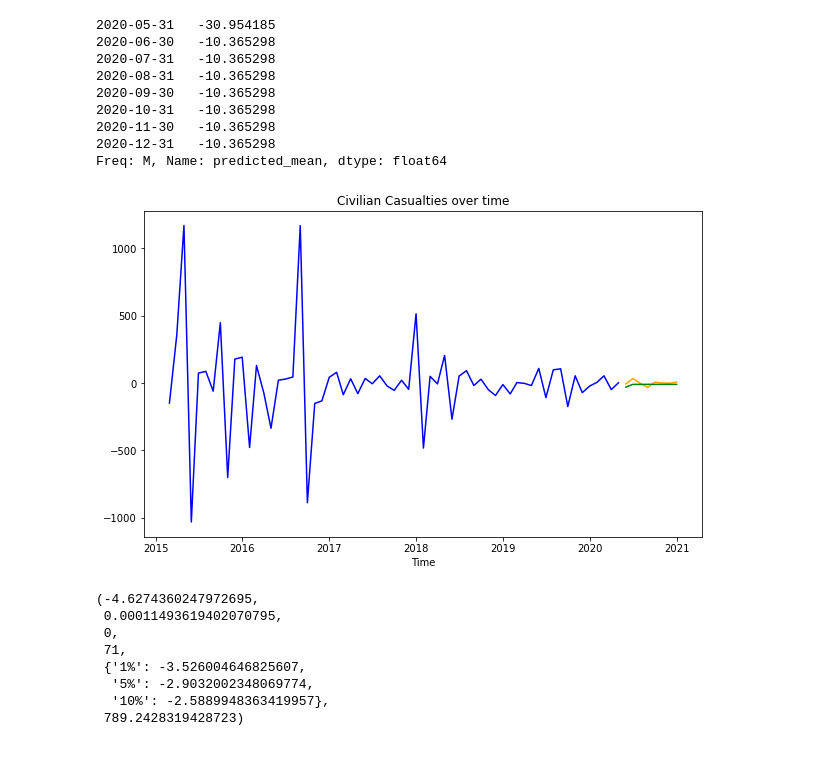
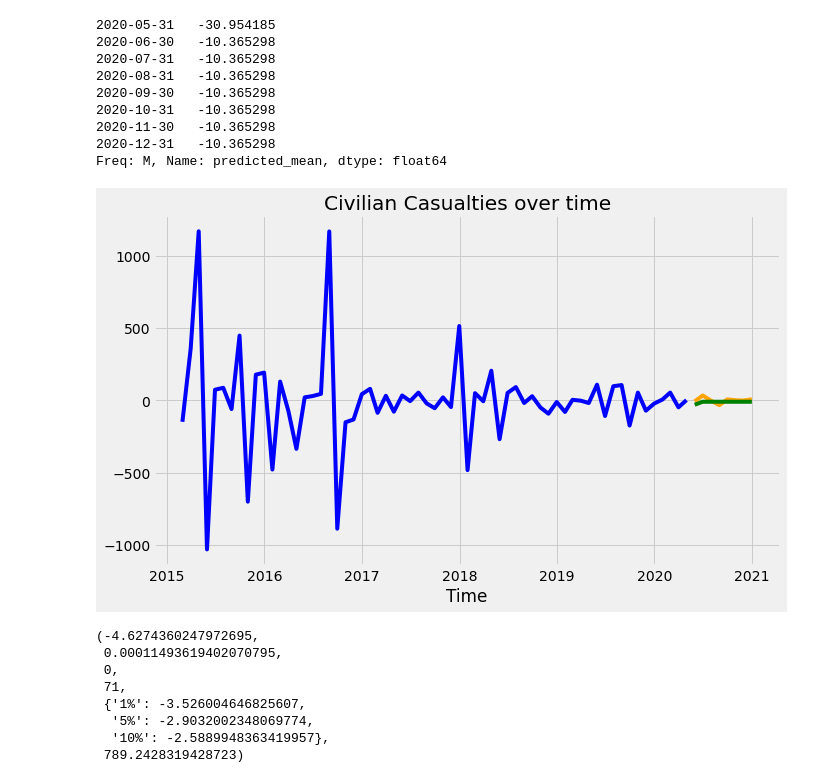
Before and after one commit to gnelsonpr6/yemen_air_raids, a Jupyter notebook: modeling_garrett_arima.ipynb, the cells around one changed output. Drawn from its saved outputs; the diff is of its cells as text; code cells hidden in the pictures; blank space fills up the shorter version.

```diff
--- a/modeling_garrett_arima.ipynb
+++ b/modeling_garrett_arima.ipynb
@@ -5,7 +5,6 @@ import matplotlib.pyplot as plt
 
 from sklearn.model_selection import train_test_split
 from sklearn.preprocessing import StandardScaler
-from sklearn.metrics import accuracy_score
 
 from statsmodels.tsa.arima.model import ARIMA
 from statsmodels.tsa.stattools import adfuller
@@ -13,12 +12,8 @@ from statsmodels.tsa.seasonal import seasonal_decompose
 from statsmodels.graphics.tsaplots import plot_acf
 from statsmodels.graphics.tsaplots import plot_pacf
 
-
-from tensorflow.keras import utils
-from tensorflow.keras.utils import to_categorical
-from tensorflow.keras.models import Sequential
-from tensorflow.keras.layers import Dense, Dropout
-from tensorflow.keras.optimizers import Adam
+%matplotlib inline
+plt.style.use('fivethirtyeight')
 # %%
 df = pd.read_csv('data/clean_df.csv')
 # %%
@@ -97,13 +92,13 @@ Freq: M, Name: predicted_mean, dtype: float64
 # %%
 # Plotting the Model
 plt.figure(figsize=(10,6))
-plt.plot(y_train.index, pd.DataFrame(y_train), color = 'blue') #training data
-plt.plot(y_test.index, pd.DataFrame(y_test), color = 'orange') # testing data
+plt.plot(y_train.index, y_train, color = 'blue') #training data
+plt.plot(y_test.index, y_test, color = 'orange') # testing data
 plt.plot(y_test.index, predictions, color = 'green') # predictions based on testing data
 plt.title('Civilian Casualties over time')
 plt.xlabel('Time');
 # %% [output]
-[figure, old version]
+[figure, new version]
 # %%
 adfuller(df['civilian_casualties'])
 # %% [output]
```
Also changed, not shown: parts of 4 cells of this notebook, 2 other files.
